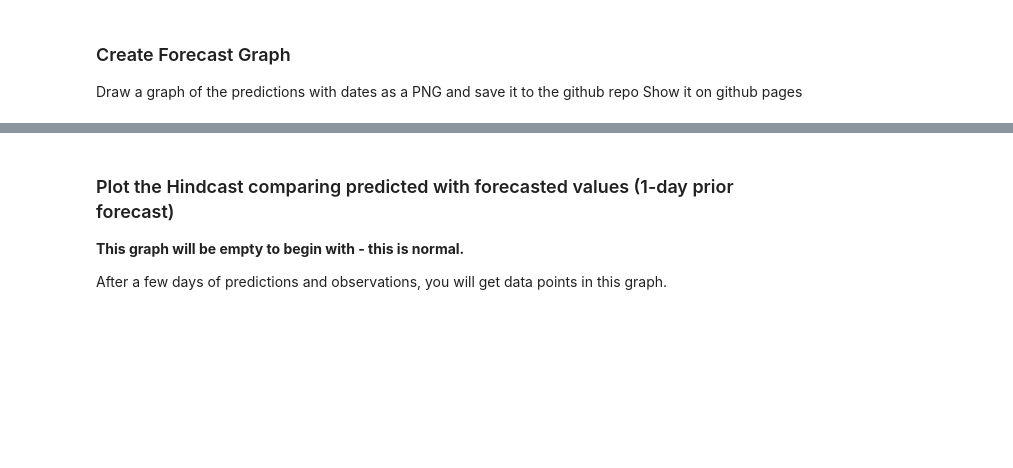
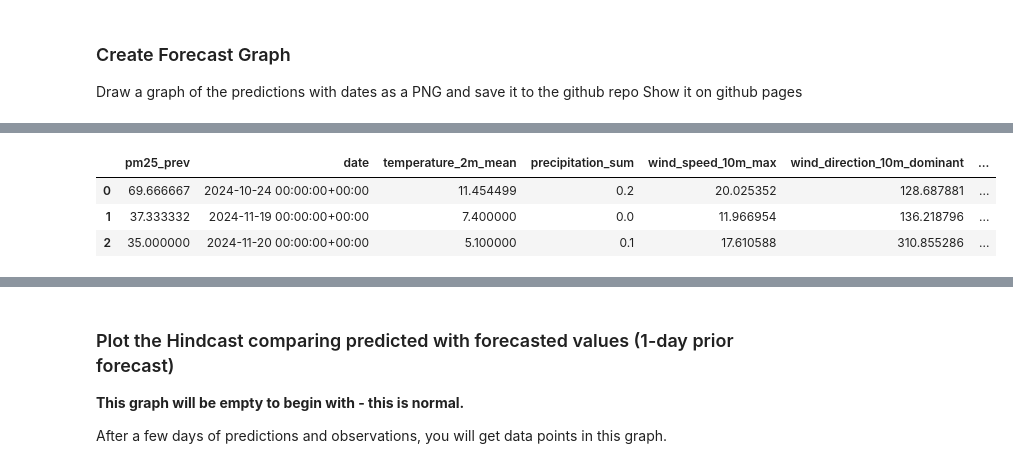
Before and after one commit to TheresaHoesl/AirQualityPrediction, a Jupyter notebook: notebooks/4_air_quality_batch_inference.ipynb, the cells around one changed output, grey strips where cells are left out. Saved outputs shown, nothing was run; the diff lists cells and outputs as text; code cells hidden in the pictures; blank space fills up the shorter version.

```diff
--- a/notebooks/4_air_quality_batch_inference.ipynb
+++ b/notebooks/4_air_quality_batch_inference.ipynb
@@ -231,3 +313,11 @@ Finished: Reading data from Hopsworks, using Hopsworks Feature Query Service (0.
+# %%
+monitoring_lag_df['date'] = pd.to_datetime(monitoring_lag_df['date'].astype(str)).dt.tz_localize('UTC')
+monitoring_lag_df
+# %% [output]
+|  | pm25_prev | date | temperature_2m_mean | precipitation_sum | wind_speed_10m_max | wind_direction_10m_dominant | ... |
+| 0 | 69.666667 | 2024-10-24 00:00:00+00:00 | 11.454499 | 0.2 | 20.025352 | 128.687881 | ... |
+| 1 | 37.333332 | 2024-11-19 00:00:00+00:00 | 7.400000 | 0.0 | 11.966954 | 136.218796 | ... |
+| 2 | 35.000000 | 2024-11-20 00:00:00+00:00 | 5.100000 | 0.1 | 17.610588 | 310.855286 | ... |
 # %%
 air_quality_fg = fs.get_feature_group(
     name='air_quality',
```
Also changed, not shown: parts of 28 cells of this notebook, 6 other files.
